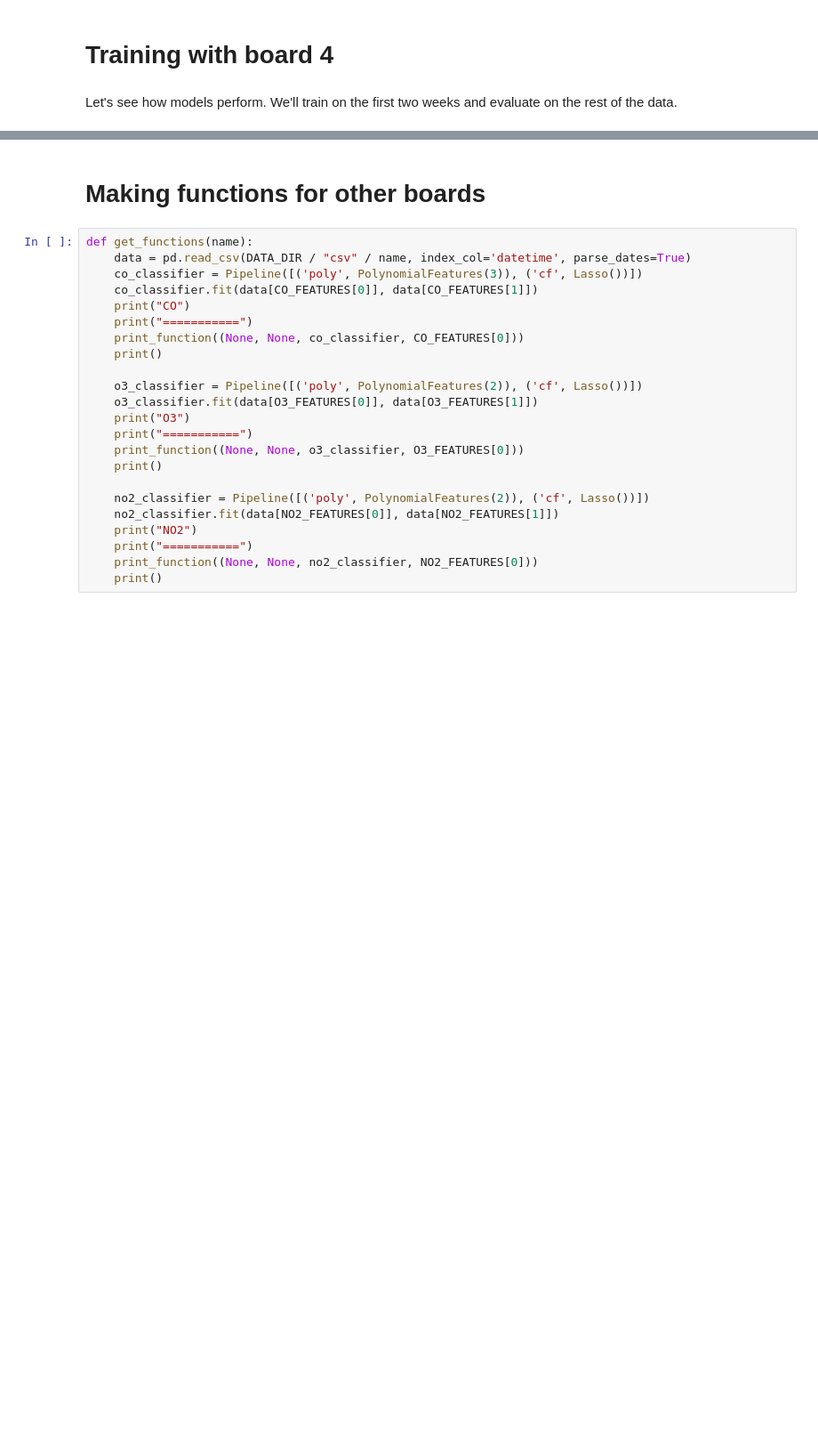
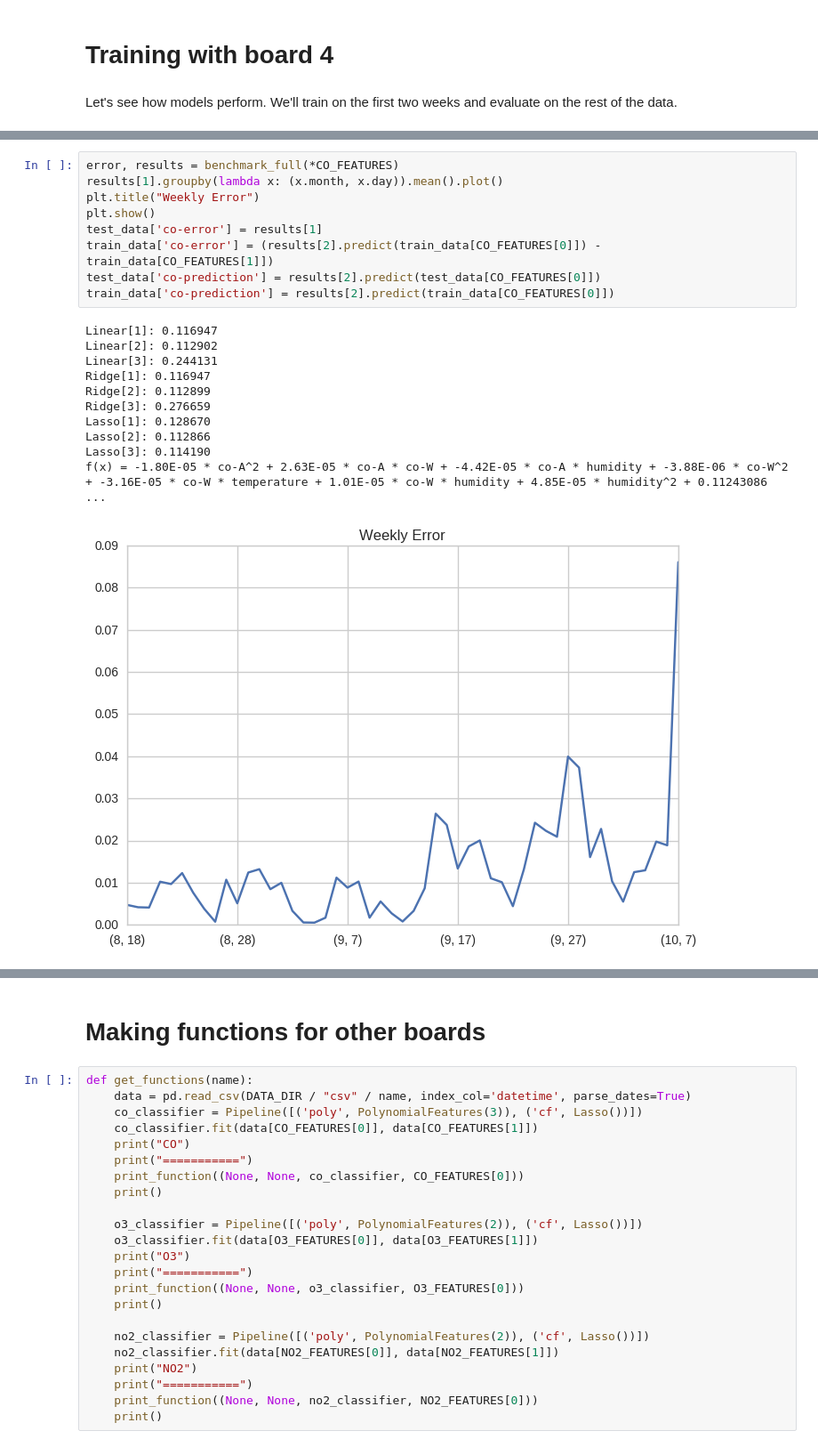
Before and after one commit to sharadmv/metasense, a Jupyter notebook: notebooks/Minute Models.ipynb, the cells around one changed output, grey strips where cells are left out. Shown at 89% size. Saved outputs shown, nothing was run; the diff lists cells and outputs as text; blank space fills up the shorter version.

```diff
--- a/notebooks/Minute Models.ipynb
+++ b/notebooks/Minute Models.ipynb
@@ -80,0 +84,21 @@ def print_function(result):
+# %%
+error, results = benchmark_full(*CO_FEATURES)
+results[1].groupby(lambda x: (x.month, x.day)).mean().plot()
+plt.title("Weekly Error")
+plt.show()
+test_data['co-error'] = results[1]
+train_data['co-error'] = (results[2].predict(train_data[CO_FEATURES[0]]) - train_data[CO_FEATURES[1]])
+test_data['co-prediction'] = results[2].predict(test_data[CO_FEATURES[0]])
+train_data['co-prediction'] = results[2].predict(train_data[CO_FEATURES[0]])
+# %% [output]
+Linear[1]: 0.116947
+Linear[2]: 0.112902
+Linear[3]: 0.244131
+Ridge[1]: 0.116947
+Ridge[2]: 0.112899
+Ridge[3]: 0.276659
+Lasso[1]: 0.128670
+Lasso[2]: 0.112866
+Lasso[3]: 0.114190
+f(x) = -1.80E-05 * co-A^2 + 2.63E-05 * co-A * co-W + -4.42E-05 * co-A * humidity + -3.88E-06 * co-W^2 + -3.16E-05 * co-W * temperature + 1.01E-05 * co-W * humidity + 4.85E-05 * humidity^2 + 0.11243086 ...
+[figure, added]
```
Also changed, not shown: parts of 14 cells of this notebook, 1 other file.
